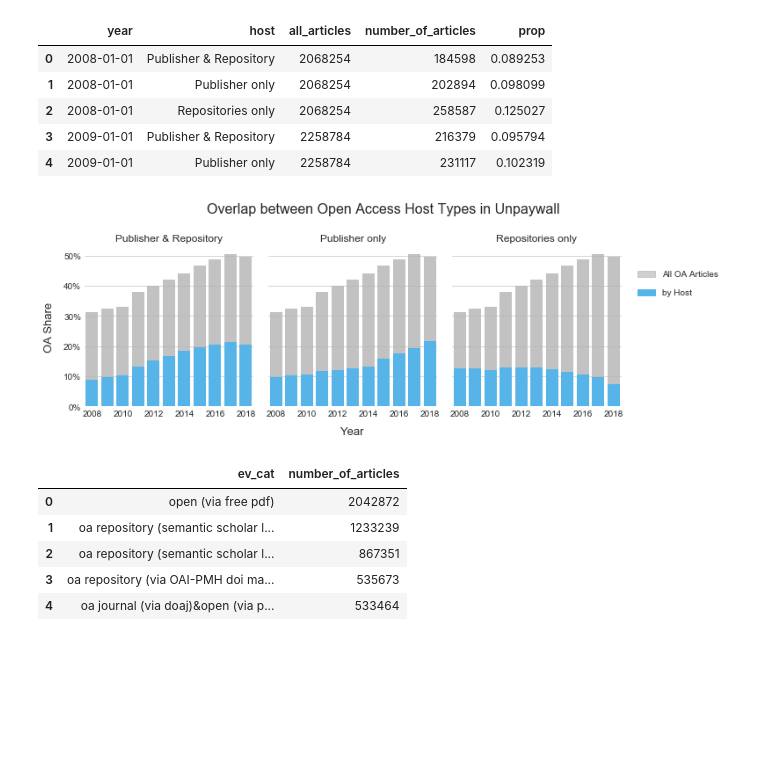
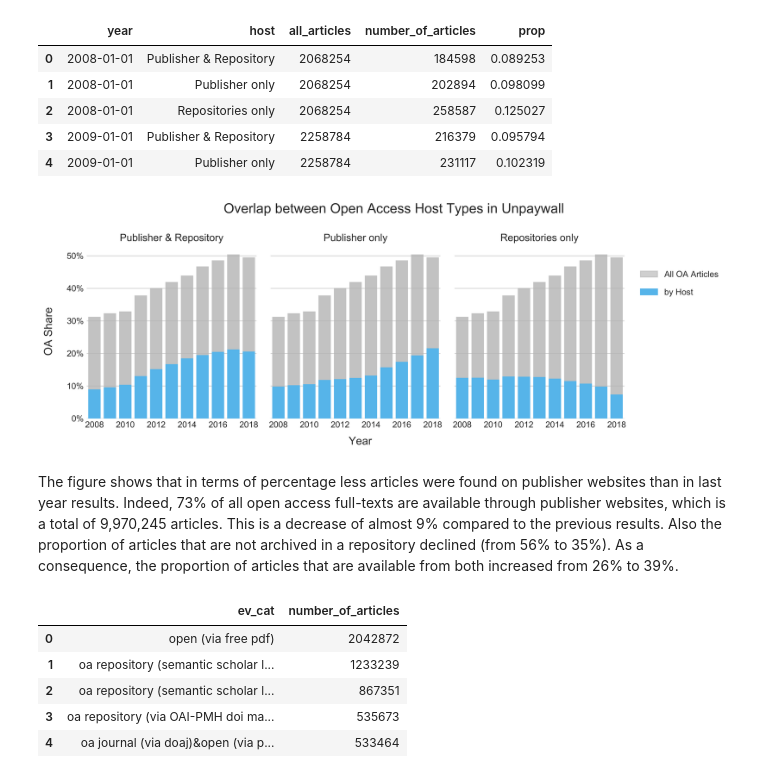
Before and after one commit to naustica/WAG-SHK, a Jupyter notebook: Open Access Evidence in Unpaywall - Python Version.ipynb, the cells around one changed output. Saved outputs shown, nothing was run; the diff lists cells and outputs as text; code cells hidden in the pictures; blank space fills up the shorter version.

Commit message:
add text

```diff
--- a/Open Access Evidence in Unpaywall - Python Version.ipynb
+++ b/Open Access Evidence in Unpaywall - Python Version.ipynb
@@ -9,6 +15,9 @@ import matplotlib.patches as mpatches
 import matplotlib.dates as mdates
 import matplotlib.ticker as mtick
 import seaborn as sns
+# %%
+# increase plot resolution
+plt.rcParams['figure.dpi'] = 600
 # %%
 %%capture
 client = bigquery.Client(project='api-project-764811344545')
@@ -175,13 +187,16 @@ for i, host in enumerate(host_type_df.host.unique(), 1):
     ax.set_frame_on(False)
     ax.grid(False, which='both', axis='x')
 
-    if i == 1:
-        ax.set_ylabel('OA Articles (Total)', fontdict={'fontsize': 13, 'fontweight': 500}, \
-               labelpad=10)
-    if i == 2:
-        ax.set_xlabel('Year', fontdict={'fontsize': 13, 'fontweight': 500}, labelpad=10)
     if i > 1:
         ax.set_yticklabels([], visible=False)
+
+# common xlabel
+fig.text(0.45, -0.03, 'Year', ha='center',
+         fontdict={'fontsize': 13, 'fontweight': 500})
+
+# common ylabel
+fig.text(-0.02, 0.5, 'OA Articles (Total)', va='center', rotation='vertical',
+         fontdict={'fontsize': 13, 'fontweight': 500})
 
 by_host_patch = mpatches.Patch(color='#56B4E9', label='by Host')
 all_oa_patch = mpatches.Patch(color='#b3b3b3a0', label='All OA Articles')
@@ -502,40 +521,45 @@ plt.rcParams['figure.figsize'] = [11, 3.5]
 fig,(axes) = plt.subplots(nrows=1, ncols=3)
 
 fig.suptitle('Overlap between Open Access Host Types in Unpaywall', fontsize=16, y=1.10)
 
 for i, host in enumerate(host_type_intersect_df.host.unique(), 1):
     ax = plt.subplot(1,3,i)
     y_stacked = host_type_intersect_df[host_type_intersect_df.host == host].prop
     sns.barplot(x, y, color='#b3b3b3a0', alpha=0.8, saturation=1, ci=None)
     sns.barplot(x, y_stacked, color='#56B4E9', alpha=1, saturation=1, ci=None)
     ax.set_title(host, fontdict={'fontsize': 12, 'fontweight': 500})
 
     ax.set_frame_on(False)
     ax.grid(False, which='both', axis='x')
     ax.set(xlabel='', ylabel='')
     for label in ax.get_xticklabels()[1::2]:
         label.set_visible(False)
 
-    if i == 1:
-        ax.set_ylabel('OA Share', fontdict={'fontsize': 13, 'fontweight': 500}, labelpad=10)
-        ax.yaxis.set_major_formatter(mtick.PercentFormatter(1.0))
-
-    if i == 2:
-        ax.set_xlabel('Year', fontdict={'fontsize': 13, 'fontweight': 500}, labelpad=10)
+    ax.yaxis.set_major_formatter(mtick.PercentFormatter(1.0))
 
     if i > 1:
         ax.set_yticklabels([], visible=False)
+
+# common xlabel
+fig.text(0.45, -0.03, 'Year', ha='center',
+         fontdict={'fontsize': 13, 'fontweight': 500})
+
+# common ylabel
+fig.text(-0.02, 0.5, 'OA Share', va='center', rotation='vertical',
+         fontdict={'fontsize': 13, 'fontweight': 500})
 
 by_host_patch = mpatches.Patch(color='#56B4E9', label='by Host')
 all_oa_patch = mpatches.Patch(color='#b3b3b3a0', label='All OA Articles')
 plt.legend(handles=[all_oa_patch, by_host_patch],
            bbox_to_anchor=(1.05, 0.9), labelspacing=1.2)
 
 plt.tight_layout()
 
 plt.show()
 # %% [output]
-[figure, old version]
+[figure, new version]
+# %% [markdown]
+The figure shows that in terms of percentage less articles were found on publisher websites than in last year results. Indeed, 73% of all open access full-texts are available through publisher websites, which is a total of 9,970,245 articles. This is a decrease of almost 9% compared to the previous results. Also the proportion of articles that are not archived in a repository declined (from 56% to 35%). As a consequence, the proportion of articles that are available from both increased from 26% to 39%.
 # %%
 EVIDENCE_SINGLE_CAT_08_12_QUERY = f"""
                                     SELECT ev_cat, COUNT(DISTINCT(doi)) AS number_of_articles
```
Also changed, not shown: parts of 9 cells of this notebook.
